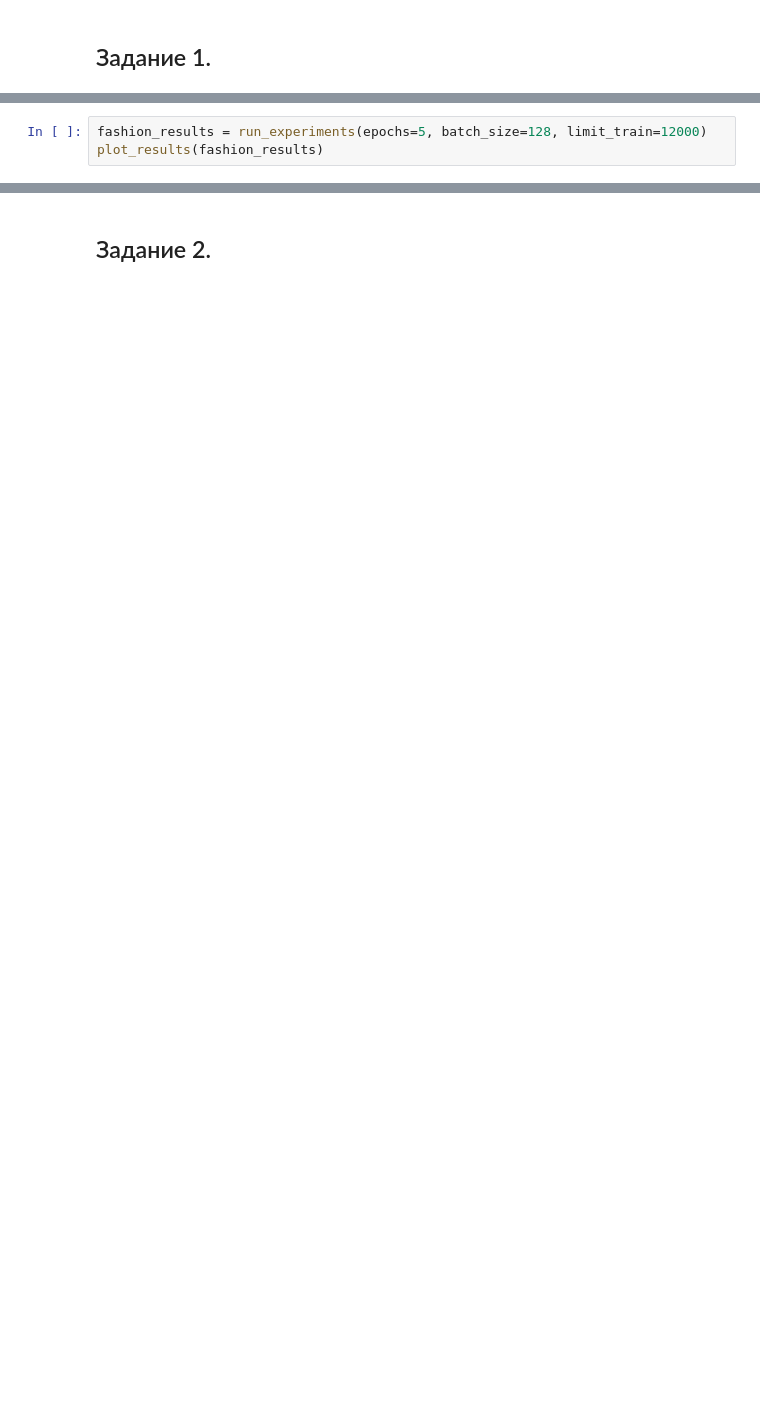
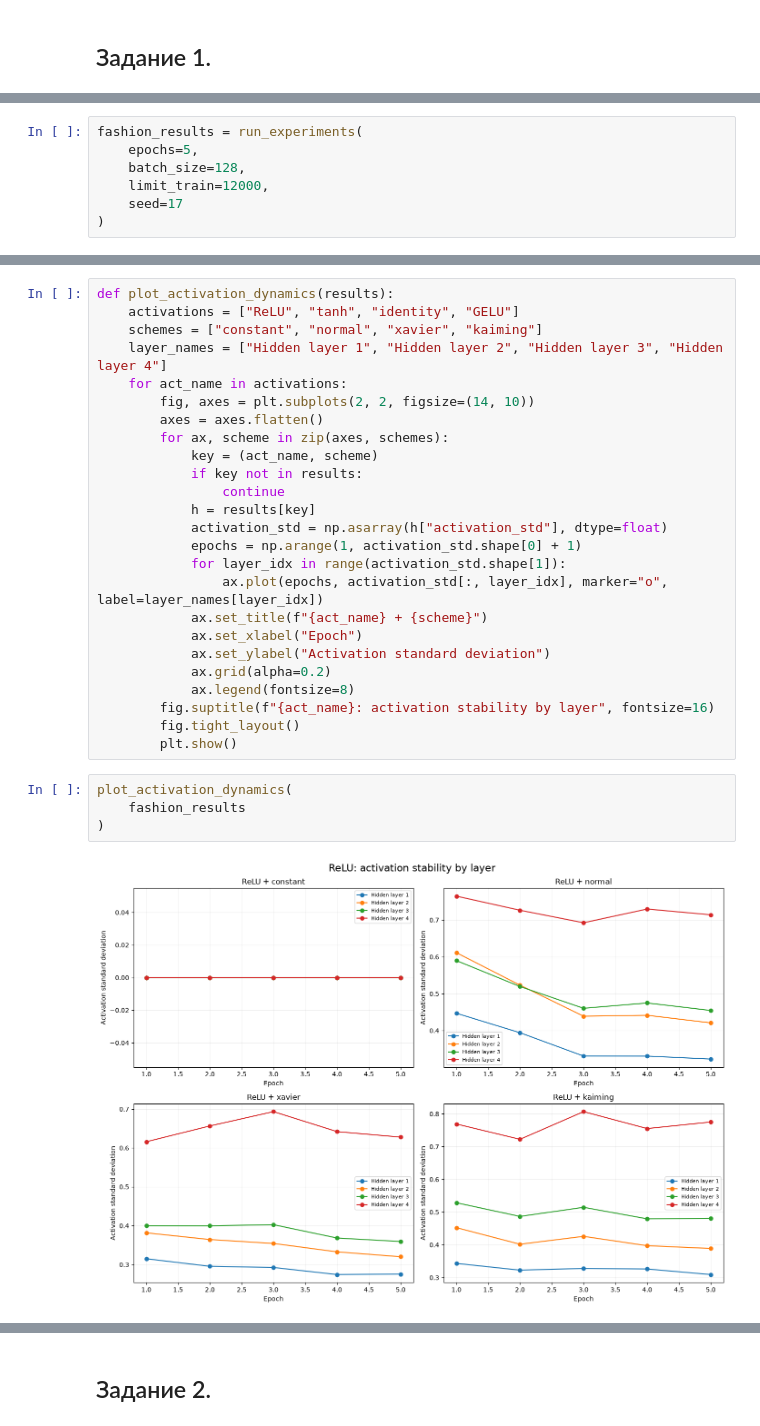
Before and after one commit to sweeteri/spbu_dl_2026, a Jupyter notebook: homeworks/assignment1_solution.ipynb, the cells around one changed output, grey strips where cells are left out. Drawn from its saved outputs; the diff is of its cells as text; blank space fills up the shorter version.

```diff
--- a/homeworks/assignment1_solution.ipynb
+++ b/homeworks/assignment1_solution.ipynb
@@ -222,4 +242,8 @@ def plot_results(results):
 # %%
-fashion_results = run_experiments(epochs=5, batch_size=128, limit_train=12000)
-plot_results(fashion_results)
+fashion_results = run_experiments(
+    epochs=5,
+    batch_size=128,
+    limit_train=12000,
+    seed=17
+)
 # %% [output]
@@ -245,0 +315,31 @@ GELU     kaiming  epoch 5: loss=0.3615, test_acc=0.8374
+# %%
+def plot_activation_dynamics(results):
+    activations = ["ReLU", "tanh", "identity", "GELU"]
+    schemes = ["constant", "normal", "xavier", "kaiming"]
+    layer_names = ["Hidden layer 1", "Hidden layer 2", "Hidden layer 3", "Hidden layer 4"]
+    for act_name in activations:
+        fig, axes = plt.subplots(2, 2, figsize=(14, 10))
+        axes = axes.flatten()
+        for ax, scheme in zip(axes, schemes):
+            key = (act_name, scheme)
+            if key not in results:
+                continue
+            h = results[key]
+            activation_std = np.asarray(h["activation_std"], dtype=float)
+            epochs = np.arange(1, activation_std.shape[0] + 1)
+            for layer_idx in range(activation_std.shape[1]):
+                ax.plot(epochs, activation_std[:, layer_idx], marker="o", label=layer_names[layer_idx])
+            ax.set_title(f"{act_name} + {scheme}")
+            ax.set_xlabel("Epoch")
+            ax.set_ylabel("Activation standard deviation")
+            ax.grid(alpha=0.2)
+            ax.legend(fontsize=8)
+        fig.suptitle(f"{act_name}: activation stability by layer", fontsize=16)
+        fig.tight_layout()
+        plt.show()
+# %%
+plot_activation_dynamics(
+    fashion_results
+)
+# %% [output]
+[figure, added]
```
Also changed, not shown: parts of 29 cells of this notebook.
